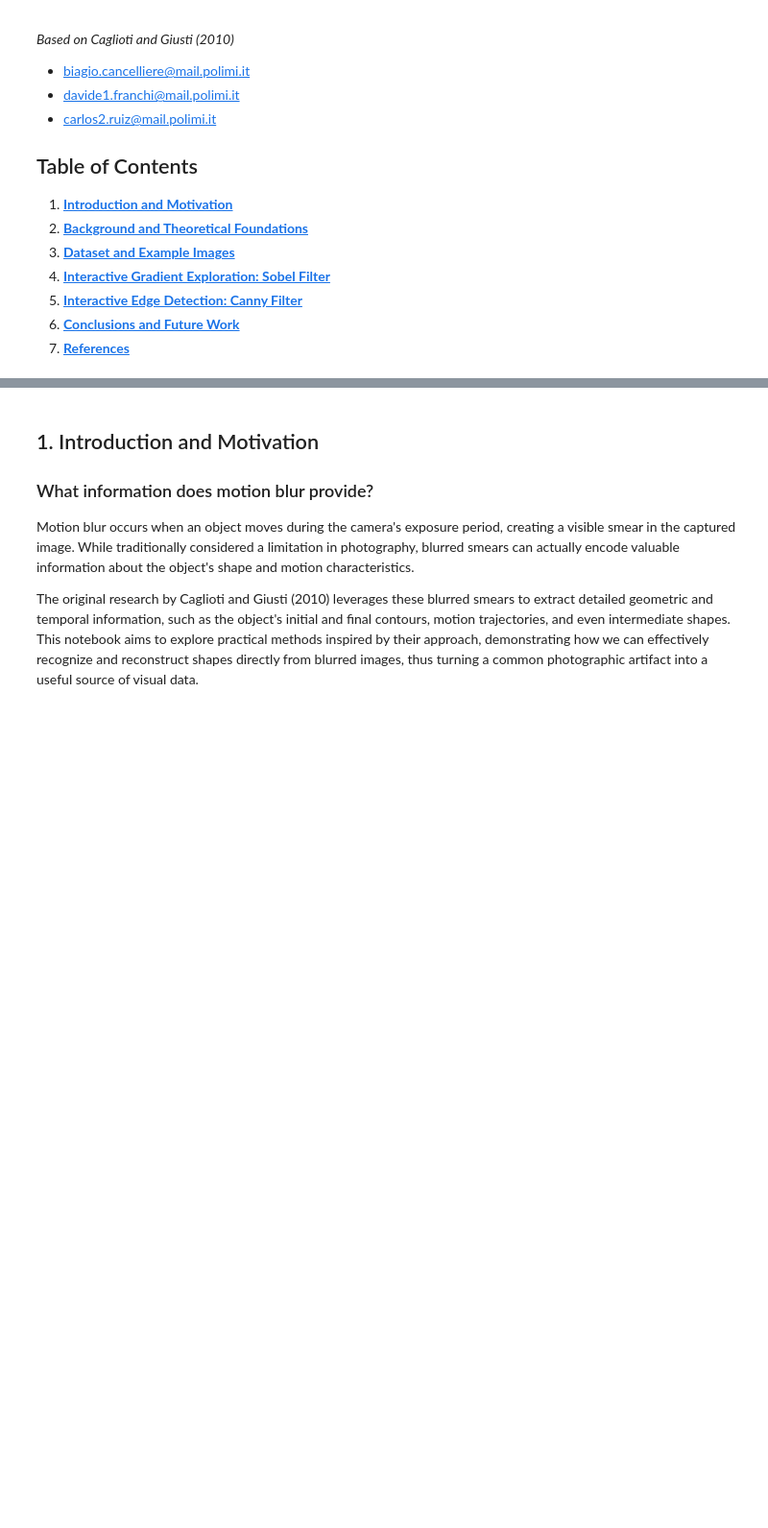
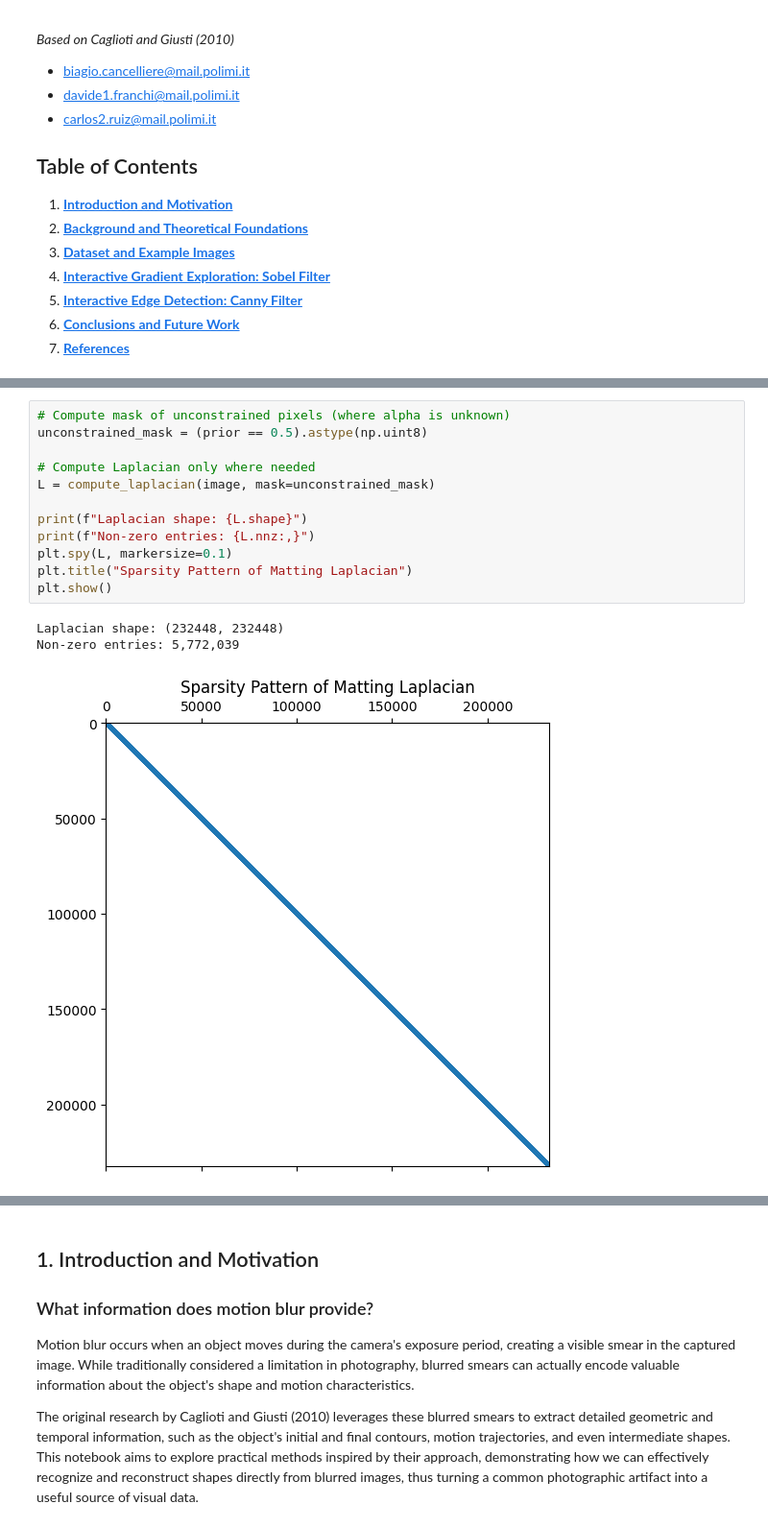
Before and after one commit to Biasinobibi/IACVProject, a Jupyter notebook: notebooks/Motion-Blurred Shape Recognition.ipynb, the cells around one changed output, grey strips where cells are left out. Shown at 96% size. Saved outputs shown, nothing was run; the diff lists cells and outputs as text; blank space fills up the shorter version.

```diff
--- a/notebooks/Motion-Blurred Shape Recognition.ipynb
+++ b/notebooks/Motion-Blurred Shape Recognition.ipynb
@@ -19,0 +300,16 @@
+# %%
+# Compute mask of unconstrained pixels (where alpha is unknown)
+unconstrained_mask = (prior == 0.5).astype(np.uint8)
+
+# Compute Laplacian only where needed
+L = compute_laplacian(image, mask=unconstrained_mask)
+
+print(f"Laplacian shape: {L.shape}")
+print(f"Non-zero entries: {L.nnz:,}")
+plt.spy(L, markersize=0.1)
+plt.title("Sparsity Pattern of Matting Laplacian")
+plt.show()
+# %% [output]
+Laplacian shape: (232448, 232448)
+Non-zero entries: 5,772,039
+[figure, added]
```
Also changed, not shown: parts of 20 cells of this notebook, 9 other files.
